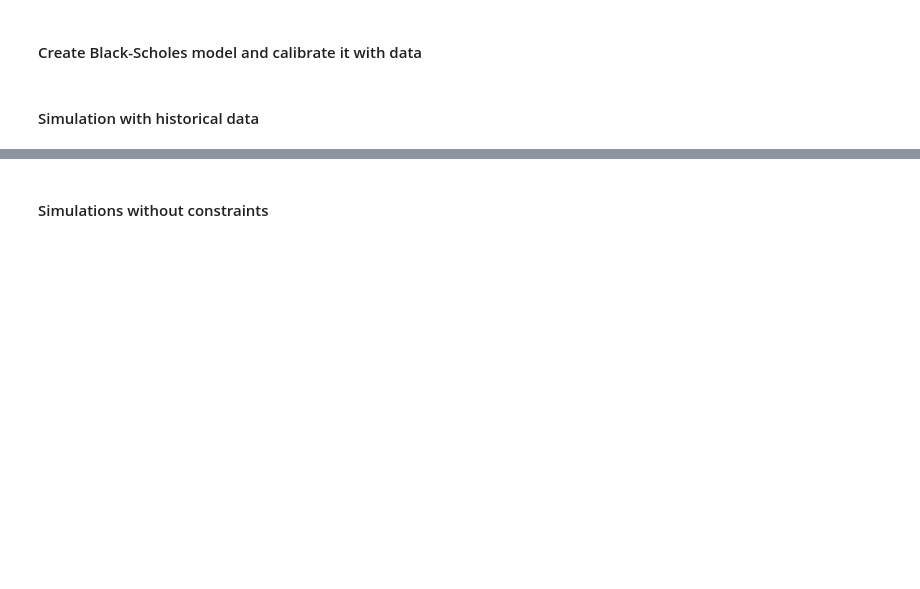
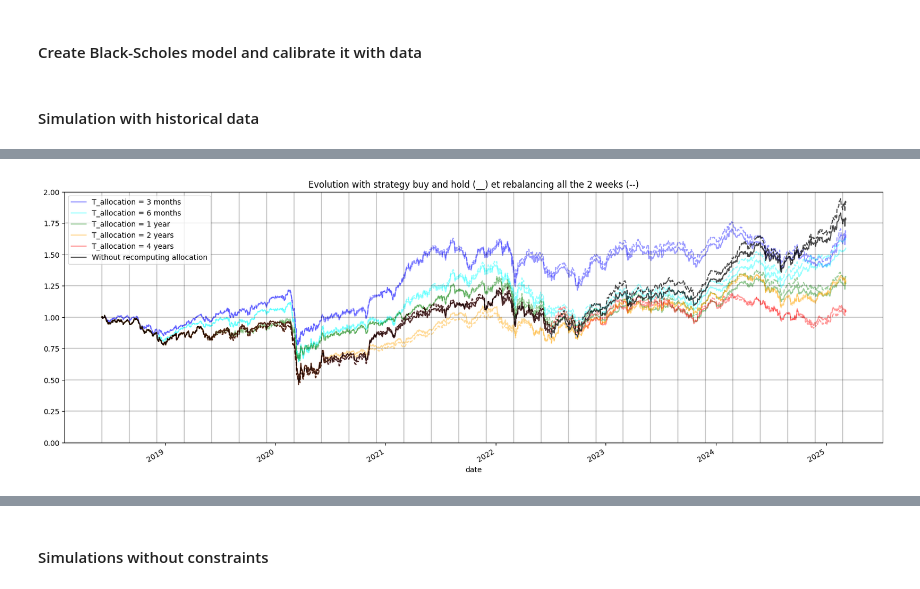
Before and after one commit to ZeBaoB/Cutting-edge_AssetTool-, a Jupyter notebook: Test simulations.ipynb, the cells around one changed output, grey strips where cells are left out. Saved outputs shown, nothing was run; the diff lists cells and outputs as text; code cells hidden in the pictures; blank space fills up the shorter version.

```diff
--- a/Test simulations.ipynb
+++ b/Test simulations.ipynb
@@ -49,9 +49,9 @@ CAC40_weights_df = pd.read_csv('Data/InfoCAC40.csv', sep=';').set_index('Company
 # Convert string values to float
 CAC40_weights = CAC40_weights_df.iloc[0, :].str.replace(',', '.').astype(float).values
 # %%
-evolution_data = np.log(data / data.shift() )
-evolution_data.iloc[0,:] = 0.0
-evolution_data
+logreturn_data = np.log(data / data.shift() )
+logreturn_data.iloc[0,:] = 0.0
+
 
 begin_date_data = str(data.index[0])[:10]
 end_date_data = str(data.index[-1])[:10]
@@ -69,0 +248,63 @@ market_model_BS_CAC40.fit(data)
+# %%
+plt.figure(figsize=(20, 7))
+
+lines = []
+
+# Plot buy and hold
+evolution_BuyH_histo_Talloc3M = simulation_BuyH_histo_Talloc3M.evolutions
+evolution_BuyH_histo_Talloc6M = simulation_BuyH_histo_Talloc6M.evolutions
+evolution_BuyH_histo_Talloc1Y = simulation_BuyH_histo_Talloc1Y.evolutions
+evolution_BuyH_histo_Talloc2Y = simulation_BuyH_histo_Talloc2Y.evolutions
+evolution_BuyH_histo_Talloc4Y = simulation_BuyH_histo_Talloc4Y.evolutions
+evolution_BuyH_histo_TallocWre = simulation_BuyH_histo_TallocWre.evolutions
+
+evolution_Rebal10_histo_Talloc3M = simulation_Rebal10_histo_Talloc3M.evolutions
+evolution_Rebal10_histo_Talloc6M = simulation_Rebal10_histo_Talloc6M.evolutions
+evolution_Rebal10_histo_Talloc1Y = simulation_Rebal10_histo_Talloc1Y.evolutions
+evolution_Rebal10_histo_Talloc2Y = simulation_Rebal10_histo_Talloc2Y.evolutions
+evolution_Rebal10_histo_Talloc4Y = simulation_Rebal10_histo_Talloc4Y.evolutions
+evolution_Rebal10_histo_TallocWre = simulation_Rebal10_histo_TallocWre.evolutions
+
+
+for evolution_name, evolution_data in evolution_BuyH_histo_Talloc3M.items():
+
+    lines.append(evolution_data.sum(axis=1).plot(color="blue", alpha=0.4, label="T_allocation = 3 months"))
+    lines.append(evolution_Rebal10_histo_Talloc3M[evolution_name].sum(axis=1).plot(color="blue", linestyle='--', alpha=0.4))
+
+    lines.append(evolution_BuyH_histo_Talloc6M[evolution_name].sum(axis=1).plot(color="cyan", alpha=0.4, label="T_allocation = 6 months"))
+    lines.append(evolution_Rebal10_histo_Talloc6M[evolution_name].sum(axis=1).plot(color="cyan", linestyle='--', alpha=0.4))
+
+    lines.append(evolution_BuyH_histo_Talloc1Y[evolution_name].sum(axis=1).plot(color="green", alpha=0.4, label="T_allocation = 1 year"))
+    lines.append(evolution_Rebal10_histo_Talloc1Y[evolution_name].sum(axis=1).plot(color="green", linestyle='--', alpha=0.4))
+
+    lines.append(evolution_BuyH_histo_Talloc2Y[evolution_name].sum(axis=1).plot(color="orange", alpha=0.4, label="T_allocation = 2 years"))
+    lines.append(evolution_Rebal10_histo_Talloc2Y[evolution_name].sum(axis=1).plot(color="orange", linestyle='--', alpha=0.4))
+
+    lines.append(evolution_BuyH_histo_Talloc4Y[evolution_name].sum(axis=1).plot(color="red", alpha=0.4, label="T_allocation = 4 years"))
+    lines.append(evolution_Rebal10_histo_Talloc4Y[evolution_name].sum(axis=1).plot(color="red", linestyle='--', alpha=0.4))
+
+    lines.append(evolution_BuyH_histo_TallocWre[evolution_name].sum(axis=1).plot(color="black", alpha=0.7, label="Without recomputing allocation"))
+    lines.append(evolution_Rebal10_histo_TallocWre[evolution_name].sum(axis=1).plot(color="black", linestyle='--', alpha=0.7))
+
+
+# artificial grid
+#all the seqmonth months
+seqmonth = 3
+seq_date = [ i for i in range(int(round(evolution_data.index[0].timestamp()) /3600/24), int(round(evolution_data.index[-1].timestamp()) /3600/24), int(365.25/12 * seqmonth)) ]
+for date in seq_date :
+    plt.axvline(x=date, color='black', alpha=0.2)
+
+for y in np.arange(0.25, 2, 0.25):
+    plt.axhline(y=y, color='black', alpha=0.2)
+plt.ylim(0,2)
+plt.title("Evolution with strategy buy and hold (__) et rebalancing all the 2 weeks (--)")
+
+
+# Get unique legend handles and labels
+handles, labels = plt.gca().get_legend_handles_labels()
+by_label = dict(zip(labels, handles))
+plt.legend(by_label.values(), by_label.keys())
+
+plt.show()
+# %% [output]
+[figure, added]
```
Also changed, not shown: parts of 11 cells of this notebook, 2 other files.
